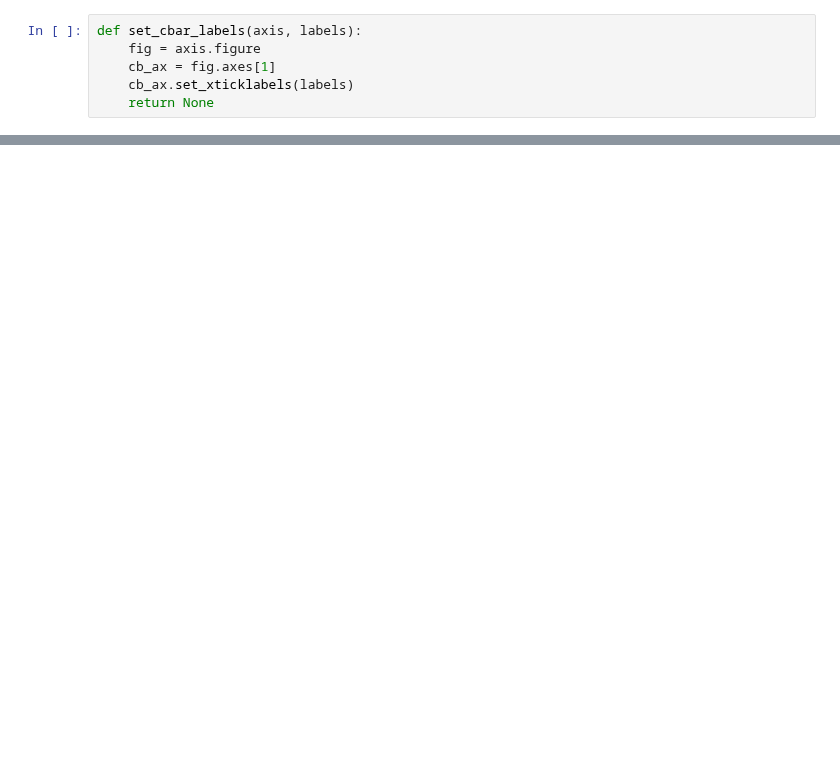
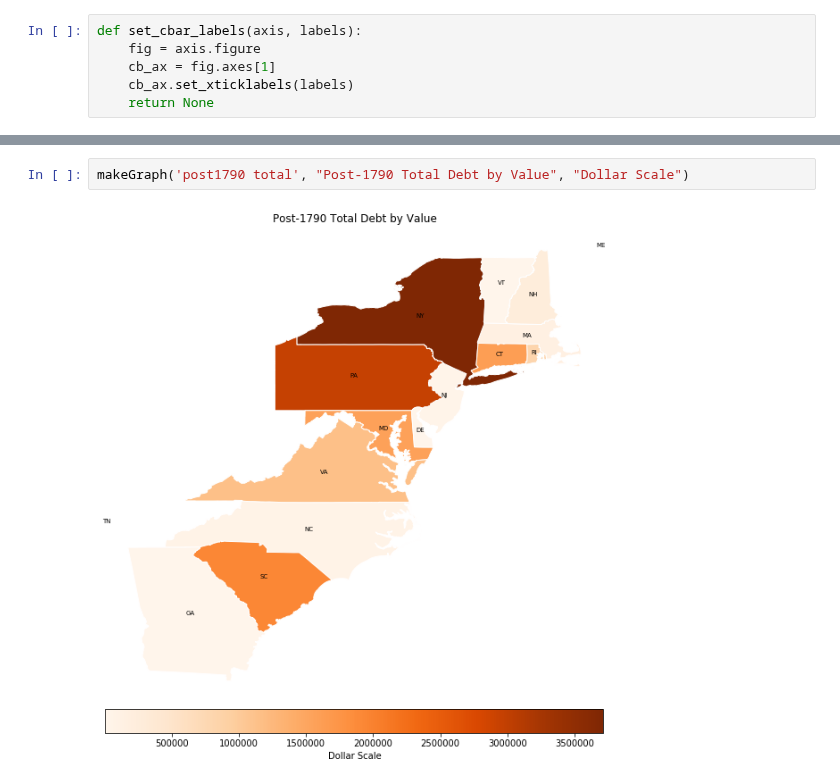
Before and after one commit to davidch2020/SPEOC-pt-1, a Jupyter notebook: State_Asset_Movement/pre1790_debt_visualization.ipynb, the cells around one changed output, grey strips where cells are left out. Saved outputs shown, nothing was run; the diff lists cells and outputs as text; blank space fills up the shorter version.

```diff
--- a/State_Asset_Movement/pre1790_debt_visualization.ipynb
+++ b/State_Asset_Movement/pre1790_debt_visualization.ipynb
@@ -136,0 +61,4 @@ plt.show()
+# %%
+makeGraph('post1790 total', "Post-1790 Total Debt by Value", "Dollar Scale")
+# %% [output]
+[figure, added]
```
Also changed, not shown: parts of 26 cells of this notebook, 4 other files.
